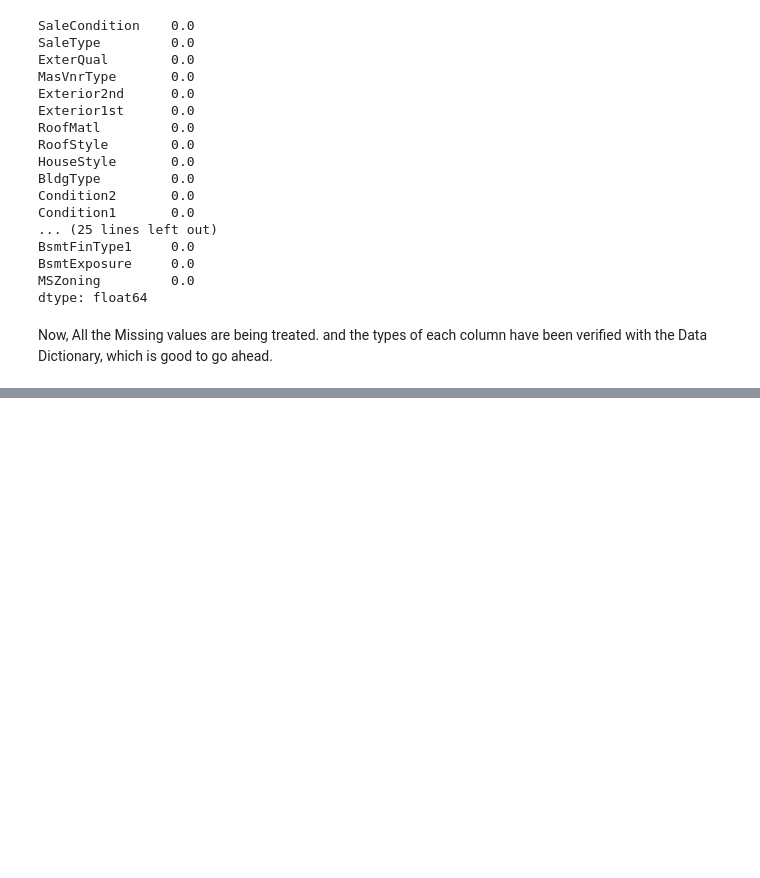
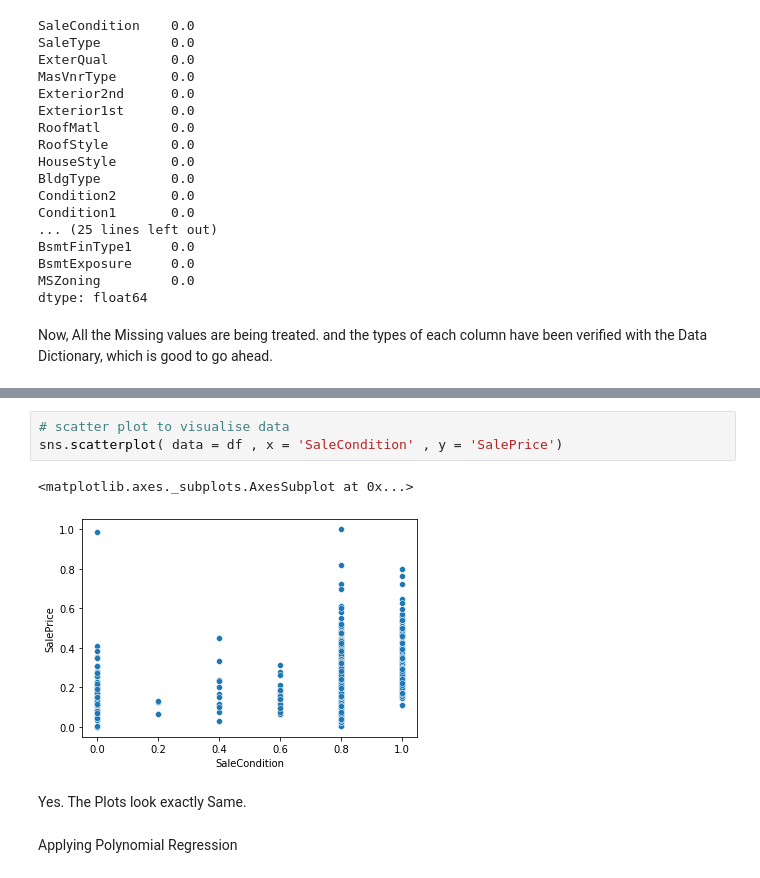
Before and after one commit to santoshkumarvagga/API, a Jupyter notebook: house_price_ML2_Logistic_regression.ipynb, the cells around one changed output, grey strips where cells are left out. Saved outputs shown, nothing was run; the diff lists cells and outputs as text; blank space fills up the shorter version.

```diff
--- a/house_price_ML2_Logistic_regression.ipynb
+++ b/house_price_ML2_Logistic_regression.ipynb
@@ -962,0 +1086,10 @@ Now, All the Missing values are being treated. and the types of each column have
+# %%
+# scatter plot to visualise data
+sns.scatterplot( data = df , x = 'SaleCondition' , y = 'SalePrice')
+# %% [output]
+<matplotlib.axes._subplots.AxesSubplot at 0x...>
+[figure, added]
+# %% [markdown]
+Yes. The Plots look exactly Same.
+# %% [markdown]
+Applying Polynomial Regression
```
Also changed, not shown: parts of 28 cells of this notebook.
